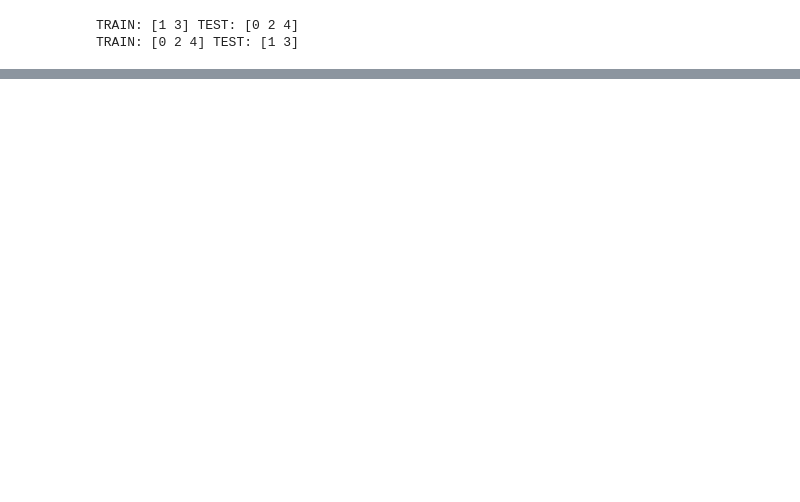
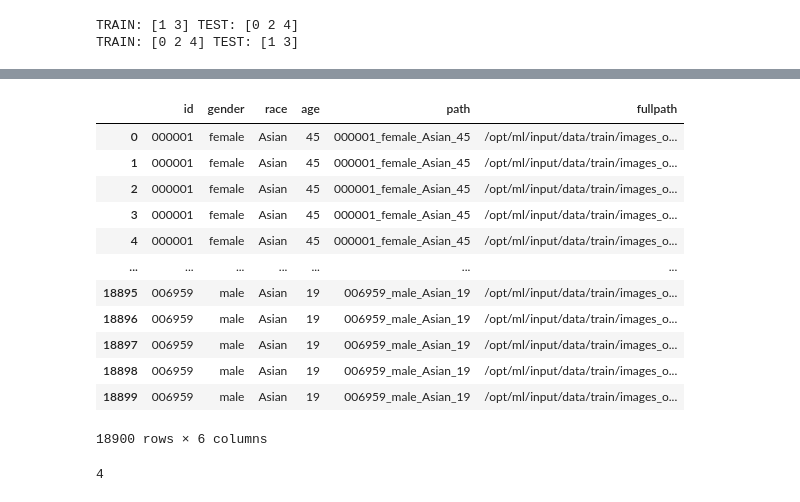
Before and after one commit to hathatinggroot/pstage-image-classification, a Jupyter notebook: data/data_lab.ipynb, the cells around one changed output, grey strips where cells are left out. Drawn from its saved outputs; the diff is of its cells as text; code cells hidden in the pictures; blank space fills up the shorter version.

```diff
--- a/data/data_lab.ipynb
+++ b/data/data_lab.ipynb
@@ -106,0 +102,3 @@ for train, test in skf.split()
+# %%
+train_info = pd.read_csv(os.path.join(trainDataDir, 'train_info_merged.csv'))
+train_info[['fullpath', 'mask_label', 'age_label', 'gender_label', 'agg_label']]
@@ -106,0 +119,8 @@ for train, test in skf.split()
+# %%
+print(len(trainDataImgPaths))
+print(trainDataImgPaths[0])
+
+sub_path, name = os.path.split(trainDataImgPaths[0])
+_, path = os.path.split(sub_path)
+
+print(path, name)
@@ -106,0 +131,14 @@ for train, test in skf.split()
+# %%
+paths = []
+fullpaths = []
+
+for imgPaths in trainDataImgPaths:
+    fullpath = imgPaths
+    sub_path, _ = os.path.split(imgPaths)
+    _, path = os.path.split(sub_path)
+
+    paths.append(path)
+    fullpaths.append(fullpath)
+
+df = pd.DataFrame({'path': paths, 'fullpath': fullpaths})
+df
@@ -106,0 +159,25 @@ for train, test in skf.split()
+# %%
+merged = pd.merge(train_info, df)
+# %%
+merged
+# %% [output]
+|  | id | gender | race | age | path | fullpath |
+| 0 | 000001 | female | Asian | 45 | 000001_female_Asian_45 | /opt/ml/input/data/train/images_o... |
+| 1 | 000001 | female | Asian | 45 | 000001_female_Asian_45 | /opt/ml/input/data/train/images_o... |
+| 2 | 000001 | female | Asian | 45 | 000001_female_Asian_45 | /opt/ml/input/data/train/images_o... |
+| 3 | 000001 | female | Asian | 45 | 000001_female_Asian_45 | /opt/ml/input/data/train/images_o... |
+| 4 | 000001 | female | Asian | 45 | 000001_female_Asian_45 | /opt/ml/input/data/train/images_o... |
+| ... | ... | ... | ... | ... | ... | ... |
+| 18895 | 006959 | male | Asian | 19 | 006959_male_Asian_19 | /opt/ml/input/data/train/images_o... |
+| 18896 | 006959 | male | Asian | 19 | 006959_male_Asian_19 | /opt/ml/input/data/train/images_o... |
+| 18897 | 006959 | male | Asian | 19 | 006959_male_Asian_19 | /opt/ml/input/data/train/images_o... |
+| 18898 | 006959 | male | Asian | 19 | 006959_male_Asian_19 | /opt/ml/input/data/train/images_o... |
+| 18899 | 006959 | male | Asian | 19 | 006959_male_Asian_19 | /opt/ml/input/data/train/images_o... |
+18900 rows × 6 columns
+# %%
+# merged.to_csv(os.path.join(trainDataDir, 'train_info_merged.csv'), index=False)
+merged = pd.read_csv(os.path.join(trainDataDir, 'train_info_merged.csv'))
+fullpath = '/opt/ml/input/data/train/images_origin/000001_female_Asian_45/mask1.jpg'
+merged[merged.fullpath == fullpath].agg_label.values[-1]
+# %% [output]
+4
```
Also changed, not shown: parts of 39 cells of this notebook, 40 other files.
